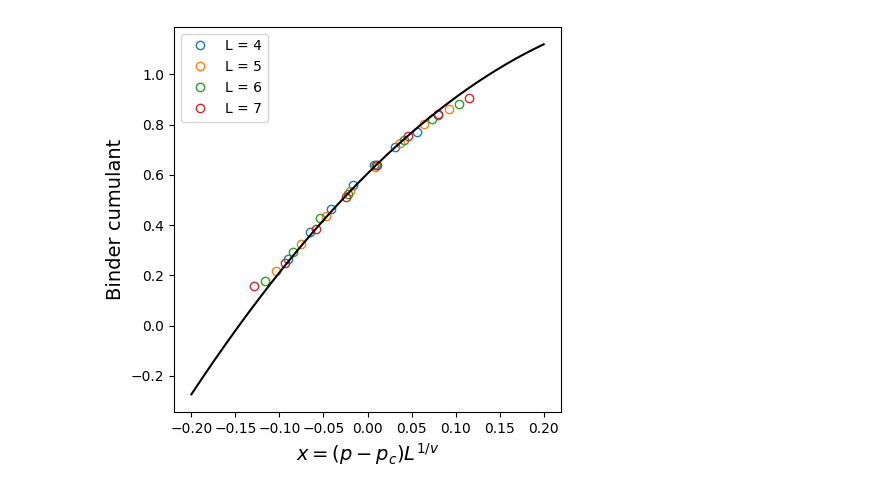
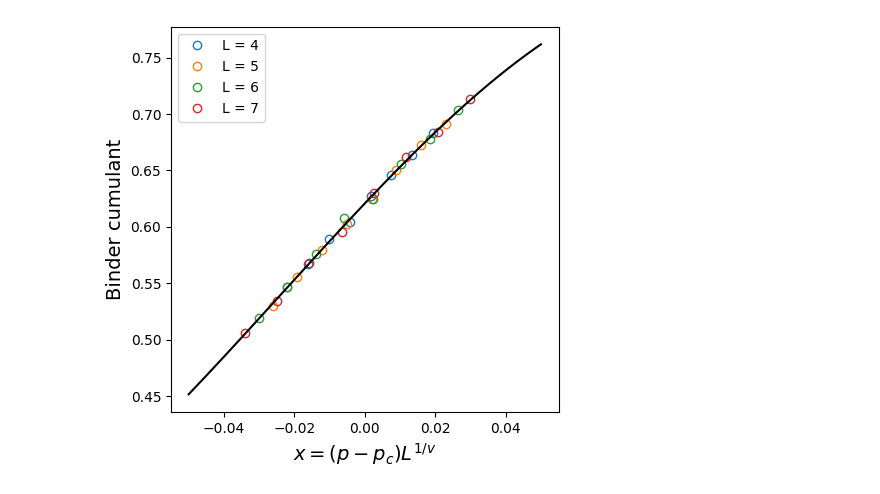
Before and after one commit to steamdou/TOPO-QC, a Jupyter notebook: data_plots/X_only_plots/herald-Z3_pz2_unheralded_X.ipynb, the cells around one changed output. Cells and saved outputs as stored; diff of their text form; code cells hidden in the pictures.

```diff
--- a/data_plots/X_only_plots/herald-Z3_pz2_unheralded_X.ipynb
+++ b/data_plots/X_only_plots/herald-Z3_pz2_unheralded_X.ipynb
@@ -181,7 +181,7 @@ runs = np.stack([run1]) #, run2, run3, run4, run5, run6, run7, run8, run9, run10
 import matplotlib.pyplot as plt
 from scipy.optimize import curve_fit
 
-p = [0.12, 0.13, 0.14, 0.15, 0.16, 0.17, 0.18, 0.19]
+p = [0.152, 0.154, 0.156, 0.158, 0.16, 0.162, 0.164, 0.166]
 L = [4, 5, 6, 7]
 
 error_rate = np.array([np.mean(runs[:, 0:4, :], axis=(0, 1)),
@@ -203,10 +203,10 @@ plt.show()
 # %%
 from scipy.optimize import curve_fit
 
-p = np.tile(np.array([0.12, 0.13, 0.14, 0.15, 0.16, 0.17, 0.18, 0.19]), 4)
+p = np.tile(np.array([0.152, 0.154, 0.156, 0.158, 0.16, 0.162, 0.164, 0.166]), 4)
 L = np.repeat(np.array([4,5,6,7]), 8)
 rate = error_rate.flatten()
-n = 8000
+n = 2*10**4
 rate_error = np.array([])
 for i in range(len(p)):
     se = (rate[i]*(1-rate[i])/n)**(1/2)
@@ -256,37 +257,37 @@ np.float64(30.144076701556912)
 # %%
-pc = 0.16295563
-nu = 1.55995235
-A = 0.6051875
-B = 3.4833903
-C = -4.55892931
-D = -29.15391639
+pc = 0.1594385
+nu = 1.28059572
+A = 0.62069419
+B = 3.30155263
+C = -5.62481509
+D = -79.05207832
 
-p = [0.126, 0.136, 0.146, 0.156, 0.166, 0.176, 0.186, 0.196]
+p = [0.152, 0.154, 0.156, 0.158, 0.16, 0.162, 0.164, 0.166]
 L = [4, 5, 6, 7]
 error_rate = np.array([np.mean(runs[:, 0:4, :], axis=(0, 1)),
                        np.mean(runs[:, 4:8, :], axis=(0, 1)),
                        np.mean(runs[:, 8:12, :], axis=(0, 1)),
                        np.mean(runs[:, 12:16, :], axis=(0, 1))])
 
 x = np.zeros((len(L), len(p)))
 plt.figure(figsize=(5, 5))
 for l in range(len(L)):
     for i in range(len(p)):
         x[l][i] = (p[i]-pc) * (L[l]**(1/nu))
     plt.plot(x[l], error_rate[l], 'o', markerfacecolor='none', label=f'L = {L[l]}')
-x_data = np.linspace(-0.2, 0.2, 1000)
-y_data = A + B*x_data + C*(x_data**2) #+D*(x_data**3)
+x_data = np.linspace(-0.05, 0.05, 1000)
+y_data = A + B*x_data + C*(x_data**2) +D*(x_data**3)
 plt.plot(x_data, y_data, color = 'k')
 
 #ax = plt.gca()
 #ax.spines['top'].set_visible(False)
 #ax.spines['right'].set_visible(False)
 
 #plt.yscale('log')
 plt.xlabel('$x=(p-p_c)L^{1/v}$', fontsize=14)
 plt.ylabel('Binder cumulant', fontsize=14)
 plt.legend()
 #plt.savefig('modified-D4.png', dpi=600, bbox_inches='tight')
 plt.show()
 # %% [output]
-[figure, old version]
+[figure, new version]
```
Also changed, not shown: parts of 4 cells of this notebook, 32 other files.
